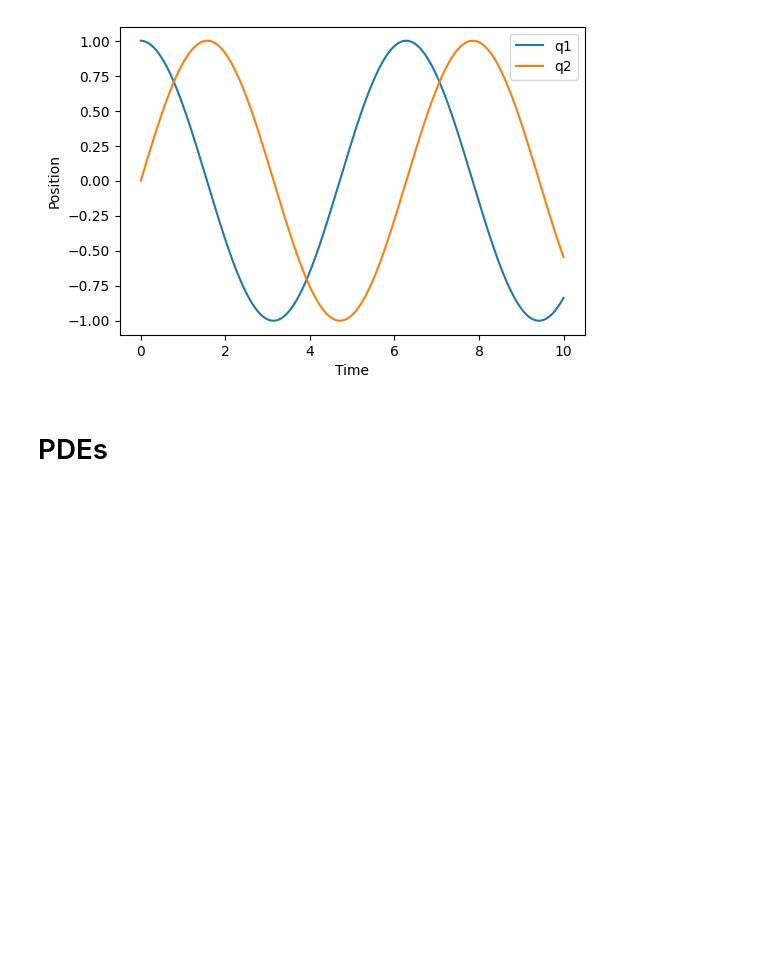
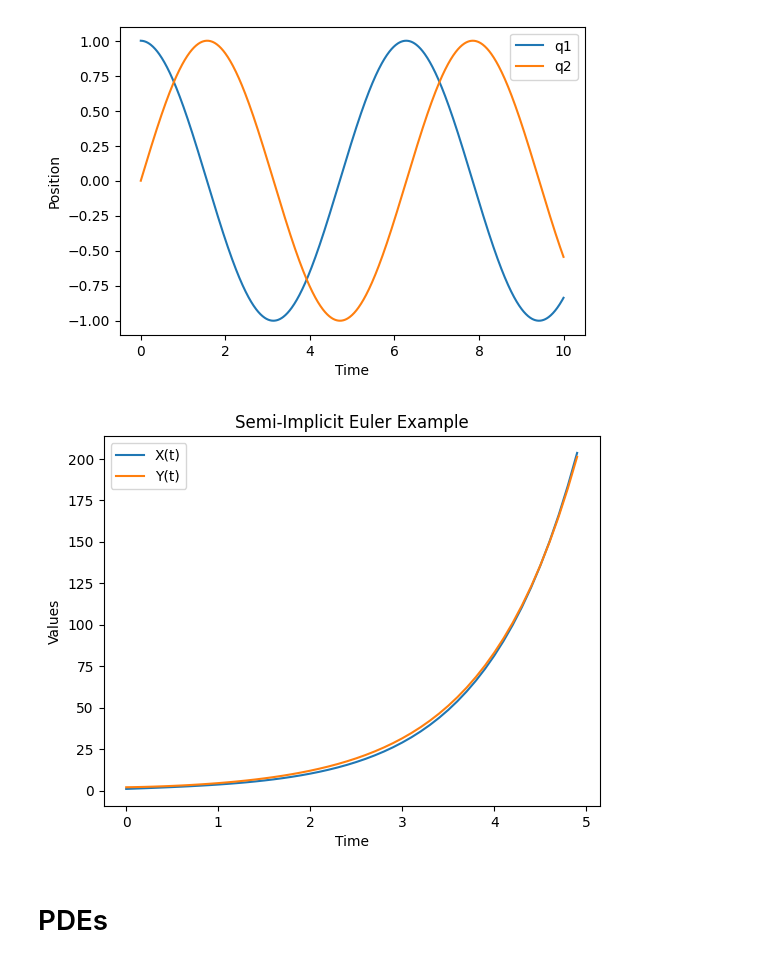
Before and after one commit to chandan-kumarsahu/P452-Computational-Physics, a Jupyter notebook: Midsem/tests_1.ipynb, the cells around one changed output. Saved outputs shown, nothing was run; the diff lists cells and outputs as text; code cells hidden in the pictures; blank space fills up the shorter version.

```diff
--- a/Midsem/tests_1.ipynb
+++ b/Midsem/tests_1.ipynb
@@ -651,6 +717,34 @@ plt.legend()
 plt.show()
 # %% [output]
 [figure]
+# %%
+
+# Example functions (replace with your own)
+def funct1(t, y):
+    return y - t
+
+def funct2(t, x):
+    return x + t
+
+# Initial values
+x0 = 1.0
+y0 = 2.0
+dt = 0.1
+num_steps = 50
+
+# Run the simulation
+time_values, X, Y = semi_implicit_euler(funct1, funct2, x0, y0, dt, num_steps)
+
+# Plot the results
+plt.plot(time_values, X, label='X(t)')
+plt.plot(time_values, Y, label='Y(t)')
+plt.xlabel('Time')
+plt.ylabel('Values')
+plt.legend()
+plt.title('Semi-Implicit Euler Example')
+plt.show()
+# %% [output]
+[figure, added]
 # %% [markdown]
 # PDEs
 # %%
```
Also changed, not shown: parts of 4 cells of this notebook, 1 other file.
